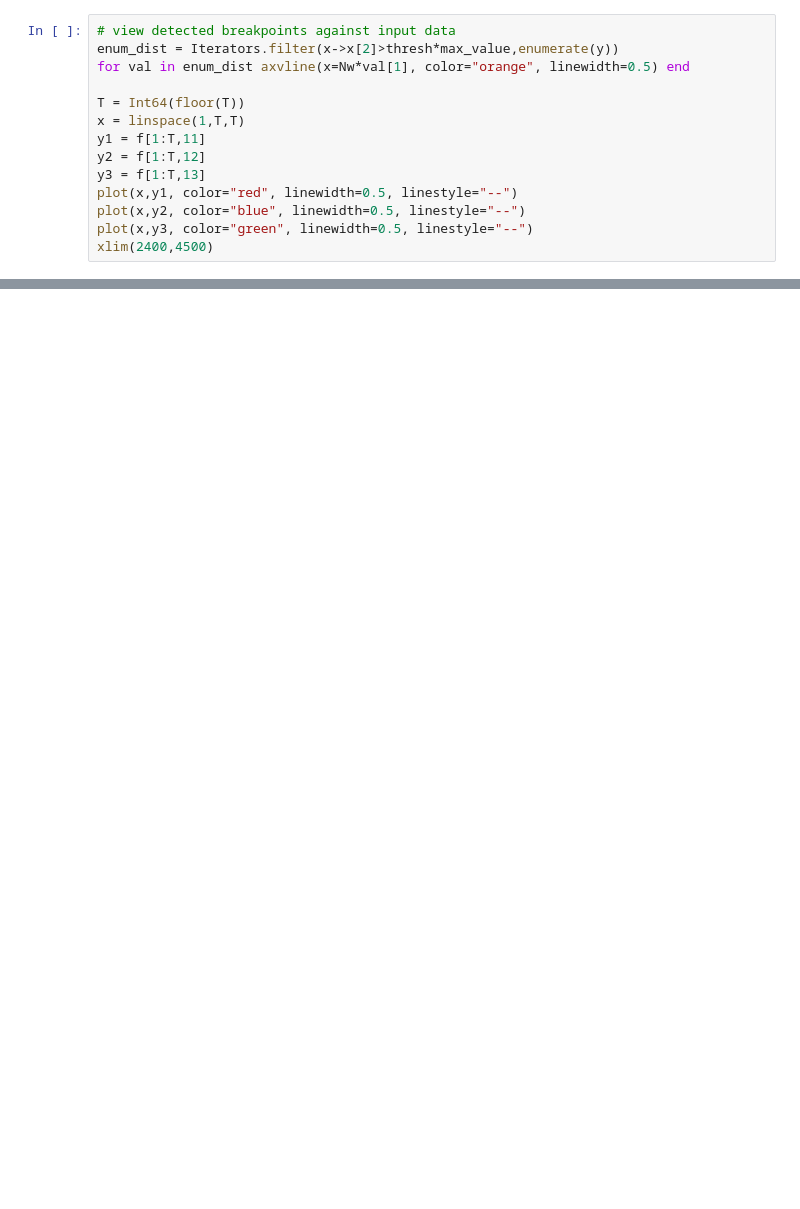
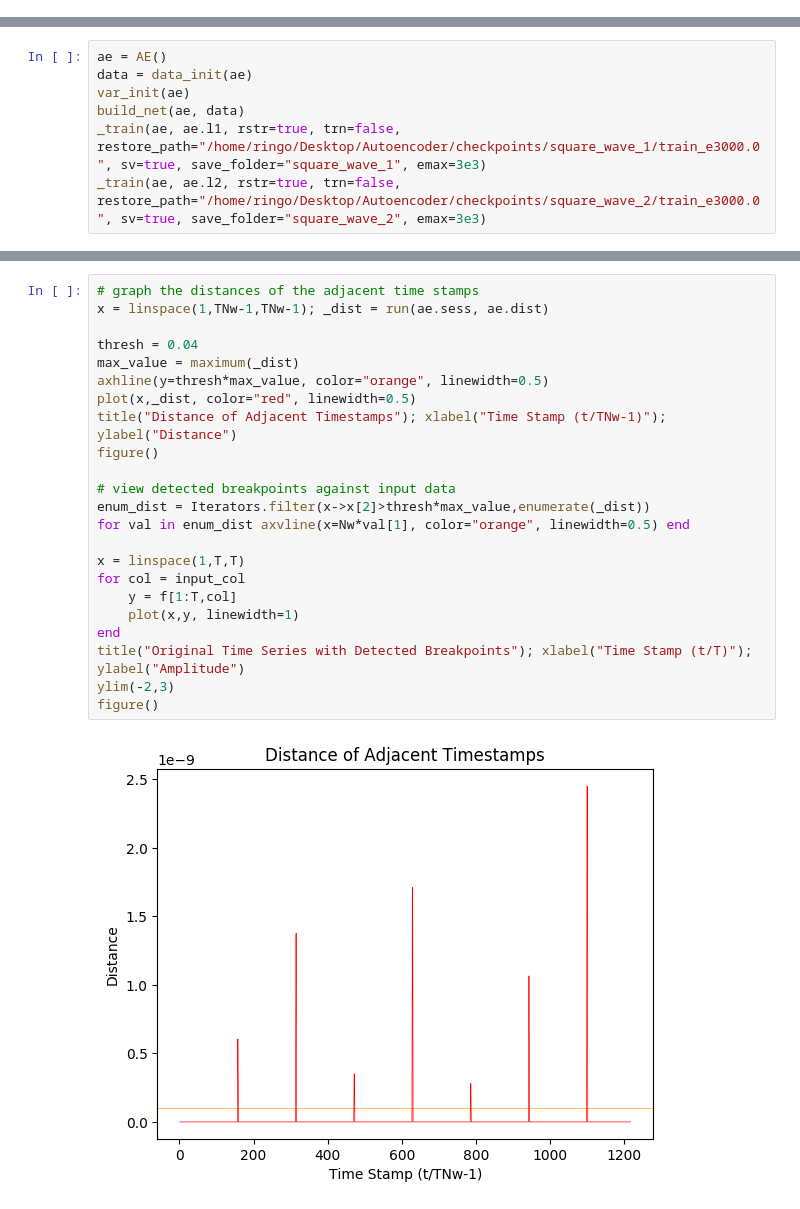
Before and after one commit to ringohoffman/Autoencoder, a Jupyter notebook: tf_ae_jl.ipynb, the cells around one changed output, grey strips where cells are left out. Drawn from its saved outputs; the diff is of its cells as text; blank space fills up the shorter version.

Commit message:
separated training by layer & added square wave analysis

```diff
--- a/tf_ae_jl.ipynb
+++ b/tf_ae_jl.ipynb
@@ -256,14 +180,0 @@ xlim(800,1500)
-# %%
-# view detected breakpoints against input data
-enum_dist = Iterators.filter(x->x[2]>thresh*max_value,enumerate(y))
-for val in enum_dist axvline(x=Nw*val[1], color="orange", linewidth=0.5) end
-
-T = Int64(floor(T))
-x = linspace(1,T,T)
-y1 = f[1:T,11]
-y2 = f[1:T,12]
-y3 = f[1:T,13]
-plot(x,y1, color="red", linewidth=0.5, linestyle="--")
-plot(x,y2, color="blue", linewidth=0.5, linestyle="--")
-plot(x,y3, color="green", linewidth=0.5, linestyle="--")
-xlim(2400,4500)
@@ -272,0 +181,7 @@ xlim(2400,4500)
+# %%
+ae = AE()
+data = data_init(ae)
+var_init(ae)
+build_net(ae, data)
+_train(ae, ae.l1, rstr=true, trn=false, restore_path="/home/ringo/Desktop/Autoencoder/checkpoints/square_wave_1/train_e3000.0", sv=true, save_folder="square_wave_1", emax=3e3)
+_train(ae, ae.l2, rstr=true, trn=false, restore_path="/home/ringo/Desktop/Autoencoder/checkpoints/square_wave_2/train_e3000.0", sv=true, save_folder="square_wave_2", emax=3e3)
@@ -272,0 +201,25 @@ xlim(2400,4500)
+# %%
+# graph the distances of the adjacent time stamps
+x = linspace(1,TNw-1,TNw-1); _dist = run(ae.sess, ae.dist)
+
+thresh = 0.04
+max_value = maximum(_dist)
+axhline(y=thresh*max_value, color="orange", linewidth=0.5)
+plot(x,_dist, color="red", linewidth=0.5)
+title("Distance of Adjacent Timestamps"); xlabel("Time Stamp (t/TNw-1)"); ylabel("Distance")
+figure()
+
+# view detected breakpoints against input data
+enum_dist = Iterators.filter(x->x[2]>thresh*max_value,enumerate(_dist))
+for val in enum_dist axvline(x=Nw*val[1], color="orange", linewidth=0.5) end
+
+x = linspace(1,T,T)
+for col = input_col
+    y = f[1:T,col]
+    plot(x,y, linewidth=1)
+end
+title("Original Time Series with Detected Breakpoints"); xlabel("Time Stamp (t/T)"); ylabel("Amplitude")
+ylim(-2,3)
+figure()
+# %% [output]
+[figure, added]
```
Also changed, not shown: parts of 16 cells of this notebook.
